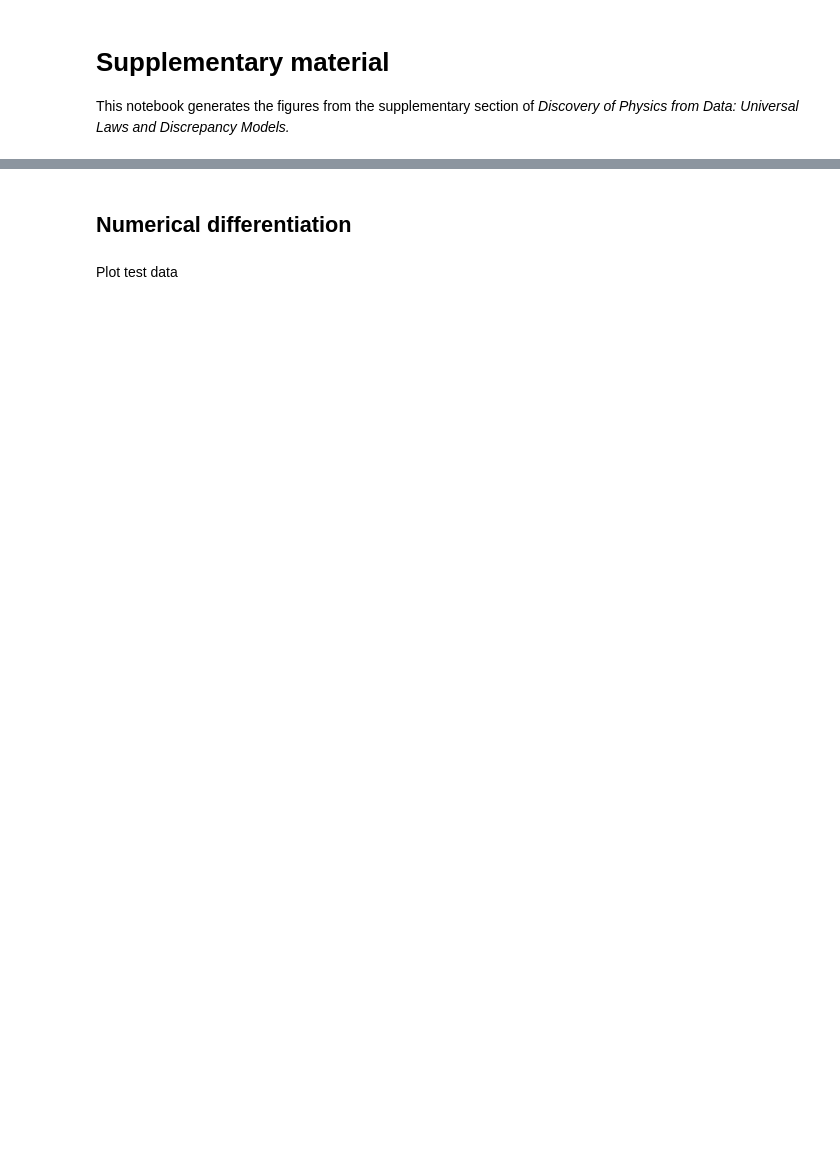
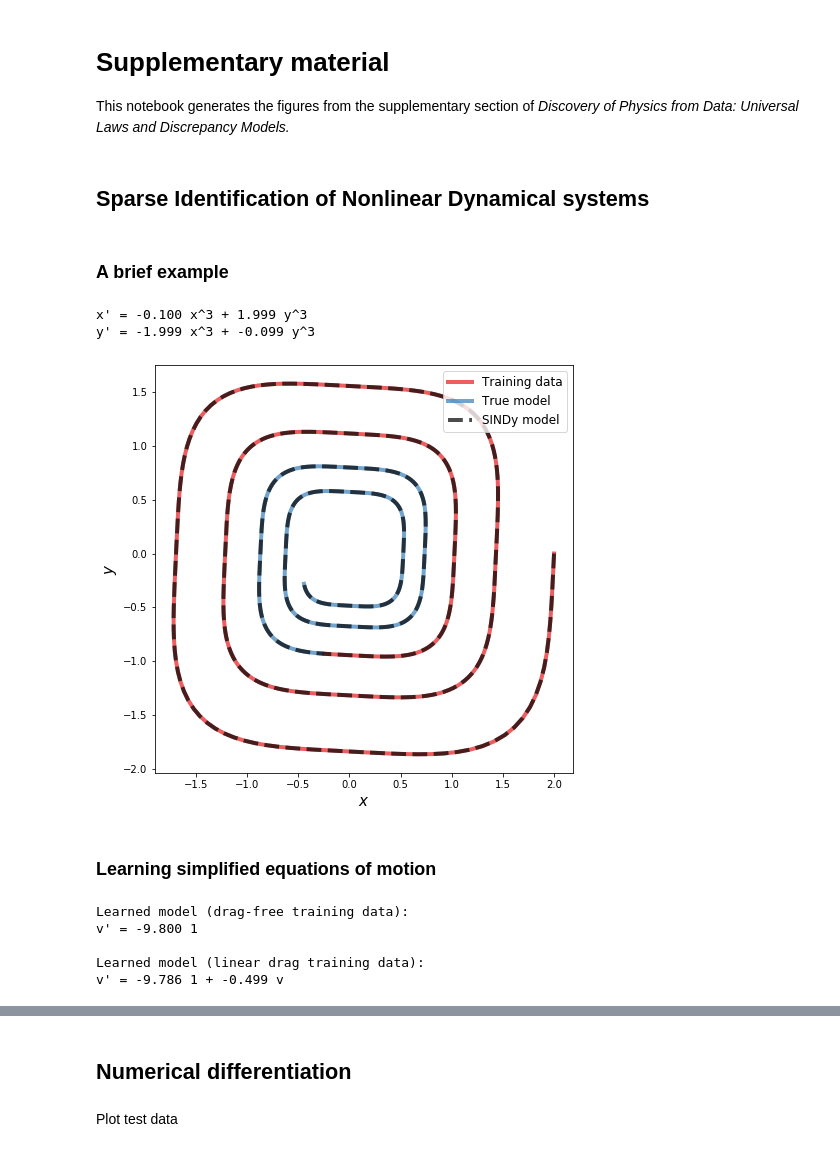
Before and after one commit to briandesilva/discovery-of-physics-from-data, a Jupyter notebook: supplementary_material.ipynb, the cells around one changed output, grey strips where cells are left out. Cells and saved outputs as stored; diff of their text form; code cells hidden in the pictures; blank space fills up the shorter version.

```diff
--- a/supplementary_material.ipynb
+++ b/supplementary_material.ipynb
@@ -38,3 +43,7 @@ def resize_fonts(ax, title=20, xaxis=15, yaxis=15, ticks=None):
         ax.yaxis.label.set_fontsize(yaxis)
         for i in ax.get_xticklabels() + ax.get_yticklabels():
             i.set_fontsize(ticks)
+# %% [markdown]
+## Sparse Identification of Nonlinear Dynamical systems
+# %% [markdown]
+### A brief example
@@ -40,0 +66,74 @@ def resize_fonts(ax, title=20, xaxis=15, yaxis=15, ticks=None):
+# %%
+# Fit the model
+
+poly_order = 5
+threshold = 0.05
+
+model = ps.SINDy(
+    optimizer=ps.STLSQ(threshold=threshold),
+    feature_library=ps.PolynomialLibrary(degree=poly_order),
+    feature_names=["x", "y"]
+)
+model.fit(z_train, t=dt)
+model.print()
+# %% [output]
+x' = -0.100 x^3 + 1.999 y^3
+y' = -1.999 x^3 + -0.099 y^3
+# %%
+pal = sns.color_palette('Set1', n_colors=4)
+plot_kws = {
+    'alpha': 0.7,
+    'linewidth': 4
+}
+# %%
+# Simulate and plot the results
+
+z_sim = model.simulate(z0, t)
+
+fig, ax = plt.subplots(1, 1, figsize=(figwidth, figwidth))
+
+ax.plot(z_train[:, 0], z_train[:, 1], color=pal[0], label='Training data', **plot_kws)
+ax.plot(z[~train_inds, 0], z[~train_inds, 1], color=pal[1], label='True model', **plot_kws)
+ax.plot(z_sim[:, 0], z_sim[:, 1], 'k--', label='SINDy model', **plot_kws)
+ax.legend(fontsize=12)
+ax.set(xlabel='$x$', ylabel='$y$')
+resize_fonts(ax)
+
+if save_plots:
+    fname = 'figures/nonlinear_oscillator'
+    plt.savefig(fname + '.pdf', bbox_inches='tight', pad_inches=0)
+
+fig.show()
+# %% [output]
+[figure, added]
+# %% [markdown]
+### Learning simplified equations of motion
+# %%
+timesteps = 50
+grav = -9.8
+drag = -0.5
+h0 = 40
+
+# Drag-free trajectory
+h_dragfree, t = helpers.synthetic_ball_drop(grav, 0, h0=h0, timesteps=timesteps)
+model_dragfree = ps.SINDy(optimizer=ps.STLSQ(threshold=0.1), feature_names=['v'])
+v_dragfree = model_dragfree.differentiate(h_dragfree, t)
+model_dragfree.fit(v_dragfree, t)
+
+# Linear drag trajectory
+h_drag, _ = helpers.synthetic_ball_drop(grav, drag, h0=h0, timesteps=timesteps)
+model_drag = ps.SINDy(optimizer=ps.STLSQ(threshold=0.1), feature_names=['v'])
+v_drag = model_drag.differentiate(h_drag, t)
+model_drag.fit(v_drag, t)
+
+print('Learned model (drag-free training data):')
+model_dragfree.print()
+
+print('\nLearned model (linear drag training data):')
+model_drag.print()
+# %% [output]
+Learned model (drag-free training data):
+v' = -9.800 1
+
+Learned model (linear drag training data):
+v' = -9.786 1 + -0.499 v
```
Also changed, not shown: parts of 11 cells of this notebook, 3 other files.
